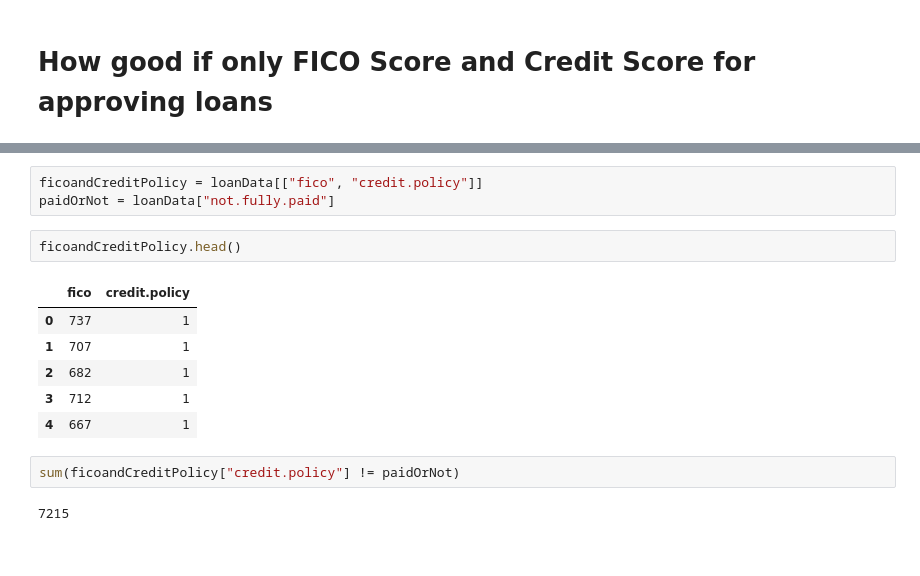
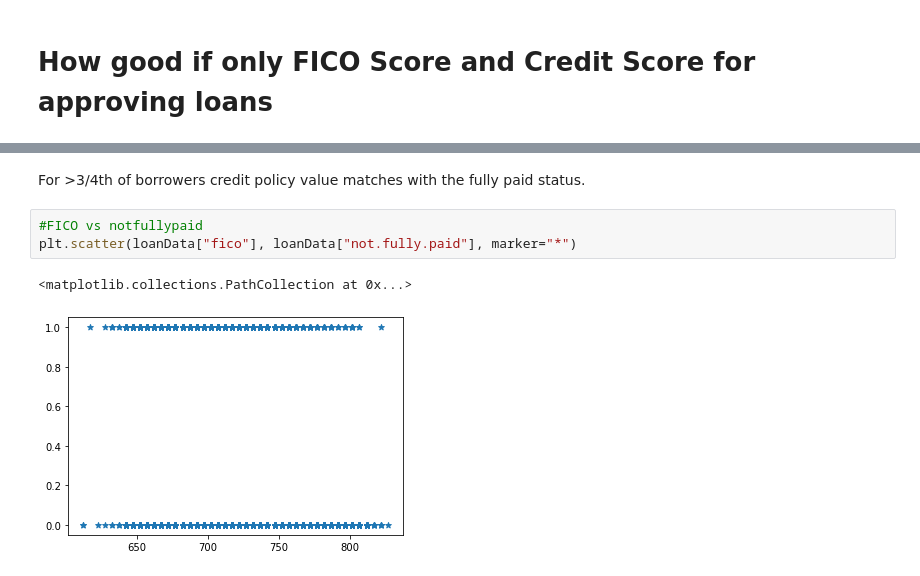
Before and after one commit to shashi4bs/BLOGS, a Jupyter notebook: b01/Loan Data Analysis.ipynb, the cells around one changed output, grey strips where cells are left out. Cells and saved outputs as stored; diff of their text form.

Commit message:
adding anlysis for FICO score, Credit Policy and loan notfullypaid

```diff
--- a/b01/Loan Data Analysis.ipynb
+++ b/b01/Loan Data Analysis.ipynb
@@ -206,16 +207,8 @@ Accuracy of the trained model is 0.84 i.e model is able to classify 84% of test
+# %% [markdown]
+For >3/4th of borrowers credit policy value matches with the fully paid status.
 # %%
-ficoandCreditPolicy = loanData[["fico", "credit.policy"]]
-paidOrNot = loanData["not.fully.paid"]
+#FICO vs notfullypaid
+plt.scatter(loanData["fico"], loanData["not.fully.paid"], marker="*")
+# %% [output]
+<matplotlib.collections.PathCollection at 0x...>
+[figure, added]
-# %%
-ficoandCreditPolicy.head()
-# %% [output]
-|  | fico | credit.policy |
-| 0 | 737 | 1 |
-| 1 | 707 | 1 |
-| 2 | 682 | 1 |
-| 3 | 712 | 1 |
-| 4 | 667 | 1 |
-# %%
-sum(ficoandCreditPolicy["credit.policy"] != paidOrNot)
-# %% [output]
-7215
```
Also changed, not shown: parts of 10 cells of this notebook.
